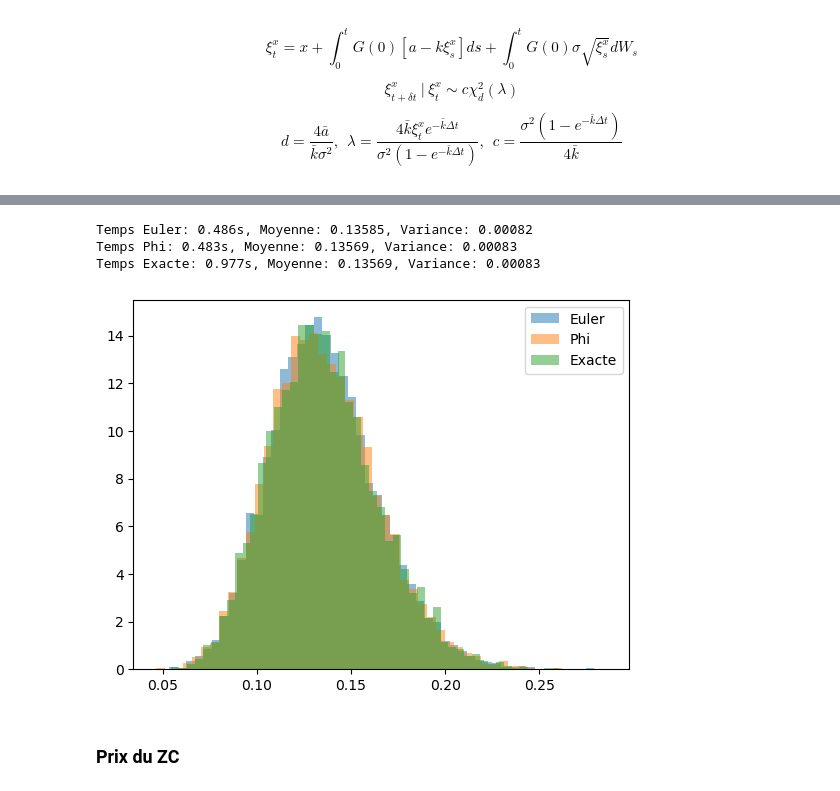
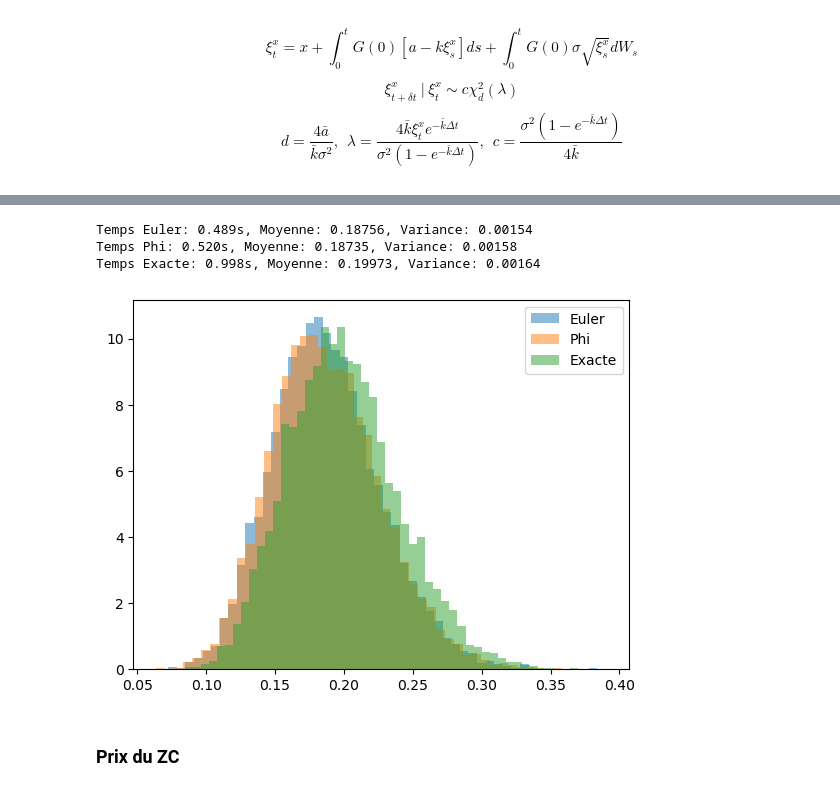
Before and after one commit to maxence2508/stage-cermics, a Jupyter notebook: second-order-schemes-for-multifactor-cir-and-heston-models.ipynb, the cells around one changed output, grey strips where cells are left out. Drawn from its saved outputs; the diff is of its cells as text; code cells hidden in the pictures.

```diff
--- a/second-order-schemes-for-multifactor-cir-and-heston-models.ipynb
+++ b/second-order-schemes-for-multifactor-cir-and-heston-models.ipynb
@@ -242,12 +293,12 @@ import time
 import matplotlib.pyplot as plt
 
 # Paramètres
-x0 = 0.05
+x0 = 0.1
 T = 1.0
 N = 1000
 n_paths = 10000
 
-cir = CIRProcess(a=0.1, k=0.15, sigma=0.1, rho=rho, gamma=gamma)
+cir = CIRProcess(a=0.1, k=0.15, sigma=0.1, rho=rho, gamma=gamma, x0=x0, dim=len(rho))
 
 # Simulation Euler
 start = time.time()
@@ -258,37 +309,37 @@ time_euler = time.time() - start
 start = time.time()
 paths_phi = cir.simulate_path(x0, T, N, n=n_paths, seed=42)
 time_phi = time.time() - start
 
 # Simulation Exacte
 start = time.time()
 paths_exact = cir.simulate_path_exact(x0, T, N, n=n_paths, seed=42)
 time_exact = time.time() - start
 
 # Moyennes à T
 mean_euler = np.mean(paths_euler[:, -1])
 mean_phi = np.mean(paths_phi[:, -1])
 mean_exact = np.mean(paths_exact[:, -1])
 
 # Variances à T
 var_euler = np.var(paths_euler[:, -1])
 var_phi = np.var(paths_phi[:, -1])
 var_exact = np.var(paths_exact[:, -1])
 
 print(f"Temps Euler: {time_euler:.3f}s, Moyenne: {mean_euler:.5f}, Variance: {var_euler:.5f}")
 print(f"Temps Phi: {time_phi:.3f}s, Moyenne: {mean_phi:.5f}, Variance: {var_phi:.5f}")
 print(f"Temps Exacte: {time_exact:.3f}s, Moyenne: {mean_exact:.5f}, Variance: {var_exact:.5f}")
 
 # Histogrammes
 plt.hist(paths_euler[:, -1], bins=50, alpha=0.5, label='Euler', density=True)
 plt.hist(paths_phi[:, -1], bins=50, alpha=0.5, label='Phi', density=True)
 plt.hist(paths_exact[:, -1], bins=50, alpha=0.5, label='Exacte', density=True)
 plt.legend()
 plt.show()
 # %% [output]
-Temps Euler: 0.486s, Moyenne: 0.13585, Variance: 0.00082
-Temps Phi: 0.483s, Moyenne: 0.13569, Variance: 0.00083
-Temps Exacte: 0.977s, Moyenne: 0.13569, Variance: 0.00083
+Temps Euler: 0.489s, Moyenne: 0.18756, Variance: 0.00154
+Temps Phi: 0.520s, Moyenne: 0.18735, Variance: 0.00158
+Temps Exacte: 0.998s, Moyenne: 0.19973, Variance: 0.00164
-[figure, old version]
+[figure, new version]
 # %% [markdown]
 ### Prix du ZC
 # %%
```
Also changed, not shown: parts of 7 cells of this notebook, 2 other files.
